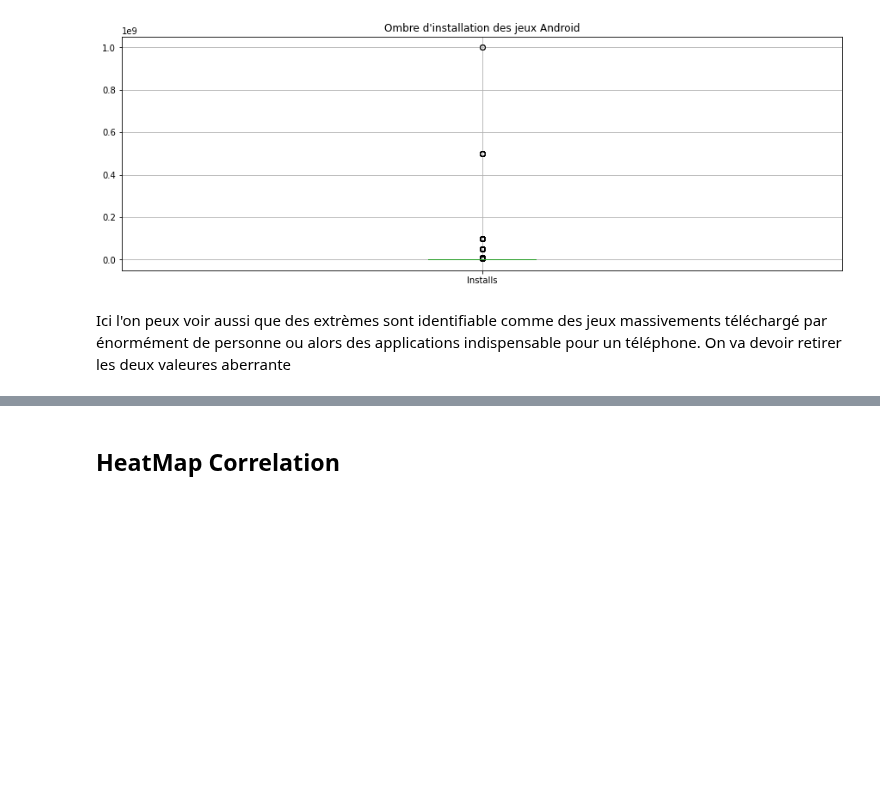
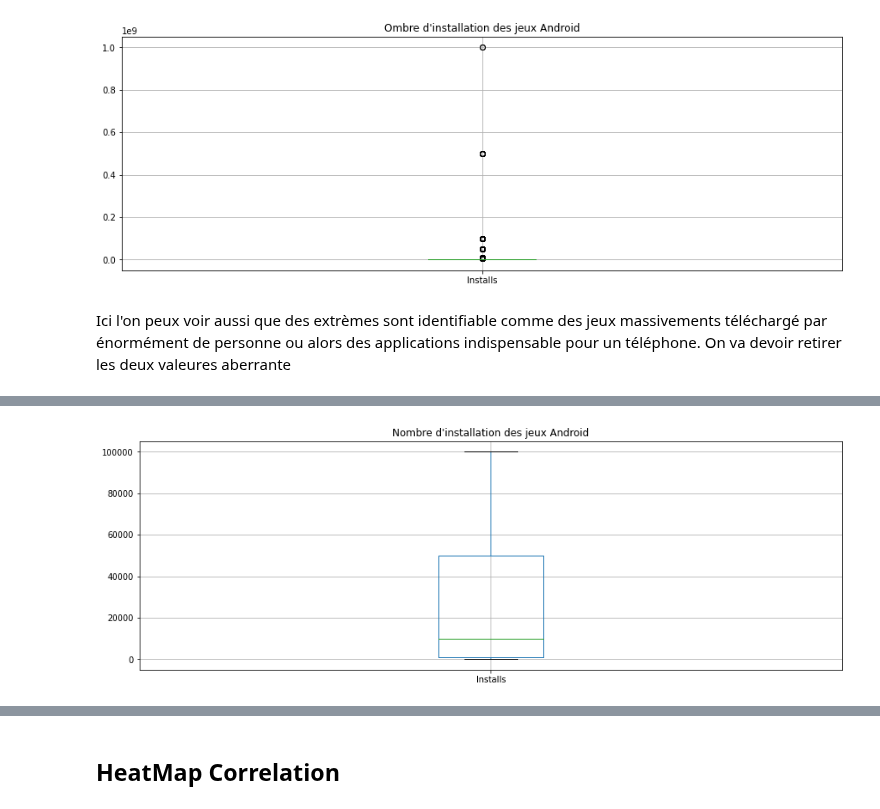
Before and after one commit to Hy-gon/Python_Hitema, a Jupyter notebook: MachineLearning/MiniProject/MiniProjet.ipynb, the cells around one changed output, grey strips where cells are left out. Drawn from its saved outputs; the diff is of its cells as text; code cells hidden in the pictures; blank space fills up the shorter version.

```diff
--- a/MachineLearning/MiniProject/MiniProjet.ipynb
+++ b/MachineLearning/MiniProject/MiniProjet.ipynb
@@ -155,0 +160,4 @@ On va devoir retirer les deux valeures aberrante
+# %%
+gameInstalls = pd.DataFrame()
+gameInstalls['Installs'] = dataStore['Installs']
+gameInstalls.head(5)
@@ -155,0 +171,7 @@ On va devoir retirer les deux valeures aberrante
+# %%
+plt.figure(figsize=(15,5))
+gameInstalls.boxplot()
+plt.title("Nombre d'installation des jeux Android")
+plt.show()
+# %% [output]
+[figure, added]
```
Also changed, not shown: parts of 31 cells of this notebook.
